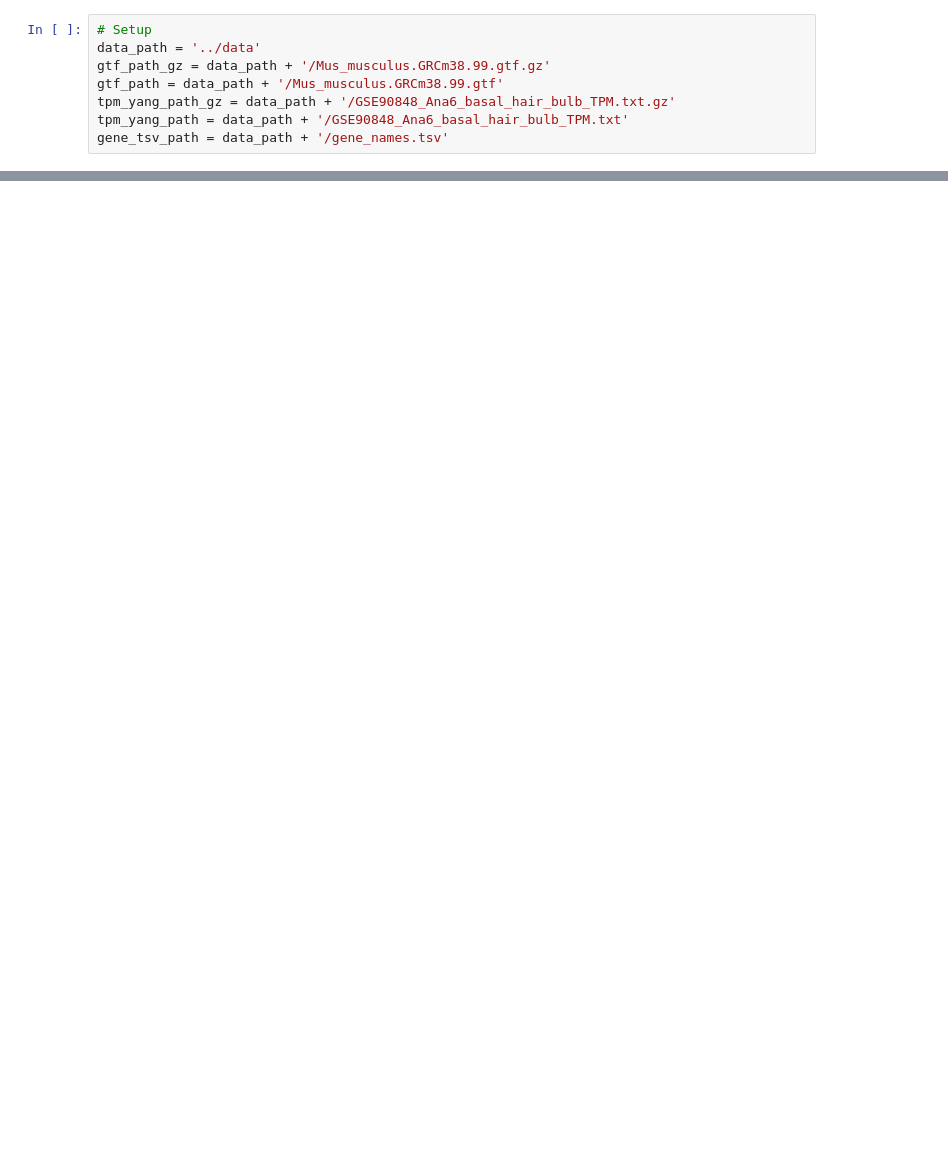
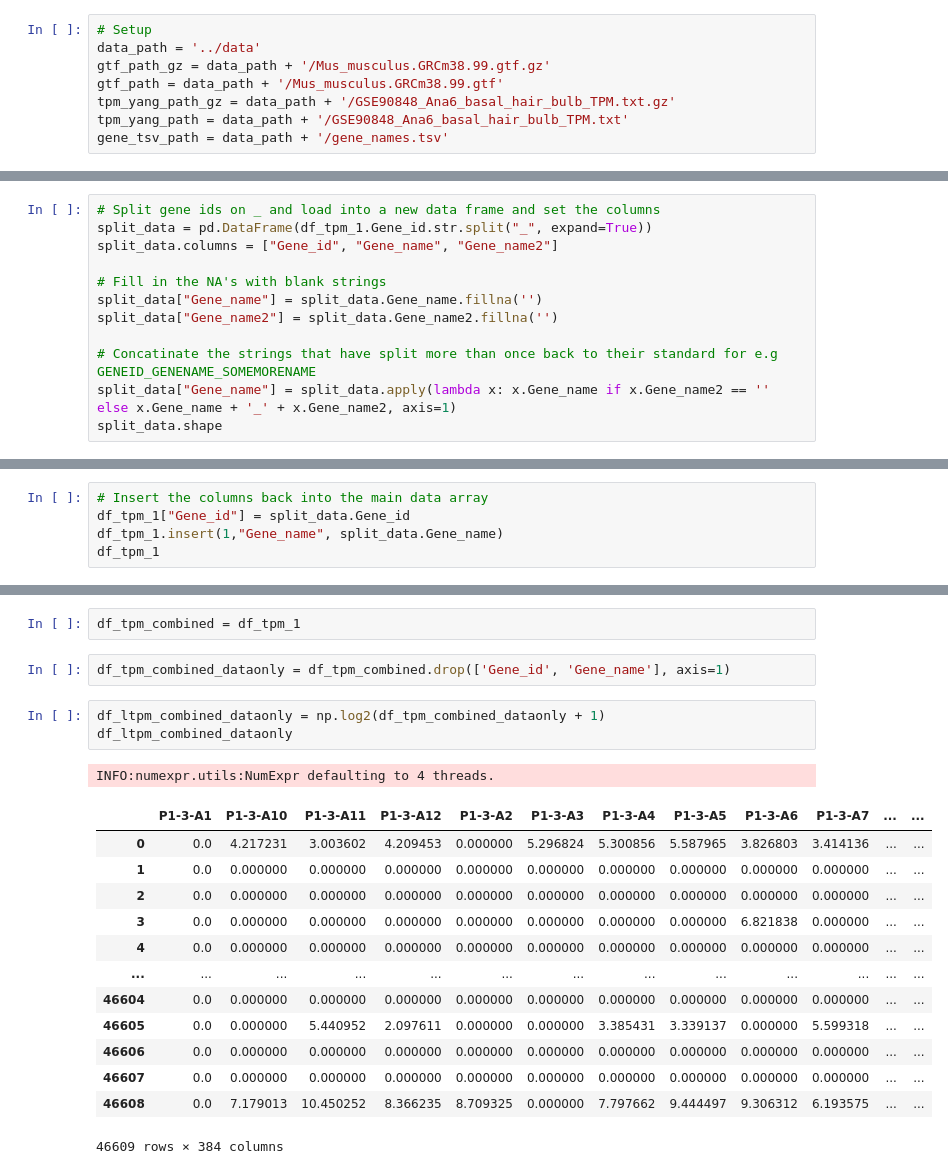
Before and after one commit to luslab/arshamg-scrnaseq-wgan, a Jupyter notebook: jupyter/prepare-data.ipynb, the cells around one changed output, grey strips where cells are left out. Drawn from its saved outputs; the diff is of its cells as text; blank space fills up the shorter version.

```diff
--- a/jupyter/prepare-data.ipynb
+++ b/jupyter/prepare-data.ipynb
@@ -28,0 +68,12 @@ df_gtf_filt.shape
+# %%
+# Split gene ids on _ and load into a new data frame and set the columns
+split_data = pd.DataFrame(df_tpm_1.Gene_id.str.split("_", expand=True))
+split_data.columns = ["Gene_id", "Gene_name", "Gene_name2"]
+
+# Fill in the NA's with blank strings
+split_data["Gene_name"] = split_data.Gene_name.fillna('')
+split_data["Gene_name2"] = split_data.Gene_name2.fillna('')
+
+# Concatinate the strings that have split more than once back to their standard for e.g GENEID_GENENAME_SOMEMORENAME
+split_data["Gene_name"] = split_data.apply(lambda x: x.Gene_name if x.Gene_name2 == '' else x.Gene_name + '_' + x.Gene_name2, axis=1)
+split_data.shape
@@ -28,0 +82,5 @@ df_gtf_filt.shape
+# %%
+# Insert the columns back into the main data array
+df_tpm_1["Gene_id"] = split_data.Gene_id
+df_tpm_1.insert(1,"Gene_name", split_data.Gene_name)
+df_tpm_1
@@ -28,0 +101,22 @@ df_gtf_filt.shape
+# %%
+df_tpm_combined = df_tpm_1
+# %%
+df_tpm_combined_dataonly = df_tpm_combined.drop(['Gene_id', 'Gene_name'], axis=1)
+# %%
+df_ltpm_combined_dataonly = np.log2(df_tpm_combined_dataonly + 1)
+df_ltpm_combined_dataonly
+# %% [output]
+INFO:numexpr.utils:NumExpr defaulting to 4 threads.
+|  | P1-3-A1 | P1-3-A10 | P1-3-A11 | P1-3-A12 | P1-3-A2 | P1-3-A3 | P1-3-A4 | P1-3-A5 | P1-3-A6 | P1-3-A7 | ... | ... |
+| 0 | 0.0 | 4.217231 | 3.003602 | 4.209453 | 0.000000 | 5.296824 | 5.300856 | 5.587965 | 3.826803 | 3.414136 | ... | ... |
+| 1 | 0.0 | 0.000000 | 0.000000 | 0.000000 | 0.000000 | 0.000000 | 0.000000 | 0.000000 | 0.000000 | 0.000000 | ... | ... |
+| 2 | 0.0 | 0.000000 | 0.000000 | 0.000000 | 0.000000 | 0.000000 | 0.000000 | 0.000000 | 0.000000 | 0.000000 | ... | ... |
+| 3 | 0.0 | 0.000000 | 0.000000 | 0.000000 | 0.000000 | 0.000000 | 0.000000 | 0.000000 | 6.821838 | 0.000000 | ... | ... |
+| 4 | 0.0 | 0.000000 | 0.000000 | 0.000000 | 0.000000 | 0.000000 | 0.000000 | 0.000000 | 0.000000 | 0.000000 | ... | ... |
+| ... | ... | ... | ... | ... | ... | ... | ... | ... | ... | ... | ... | ... |
+| 46604 | 0.0 | 0.000000 | 0.000000 | 0.000000 | 0.000000 | 0.000000 | 0.000000 | 0.000000 | 0.000000 | 0.000000 | ... | ... |
+| 46605 | 0.0 | 0.000000 | 5.440952 | 2.097611 | 0.000000 | 0.000000 | 3.385431 | 3.339137 | 0.000000 | 5.599318 | ... | ... |
+| 46606 | 0.0 | 0.000000 | 0.000000 | 0.000000 | 0.000000 | 0.000000 | 0.000000 | 0.000000 | 0.000000 | 0.000000 | ... | ... |
+| 46607 | 0.0 | 0.000000 | 0.000000 | 0.000000 | 0.000000 | 0.000000 | 0.000000 | 0.000000 | 0.000000 | 0.000000 | ... | ... |
+| 46608 | 0.0 | 7.179013 | 10.450252 | 8.366235 | 8.709325 | 0.000000 | 7.797662 | 9.444497 | 9.306312 | 6.193575 | ... | ... |
+46609 rows × 384 columns
```
Also changed, not shown: parts of 14 cells of this notebook.
